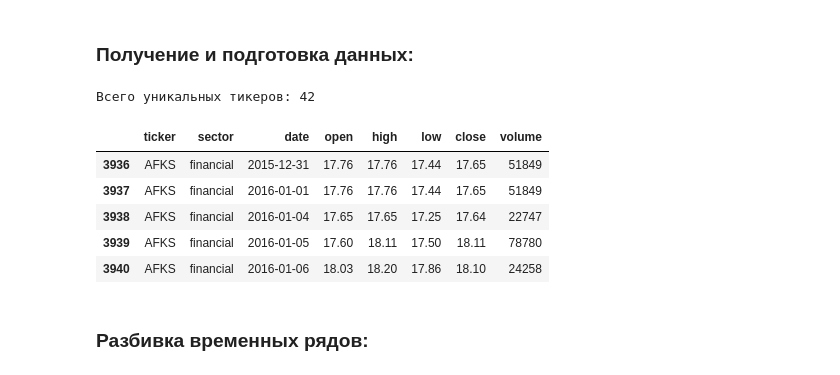
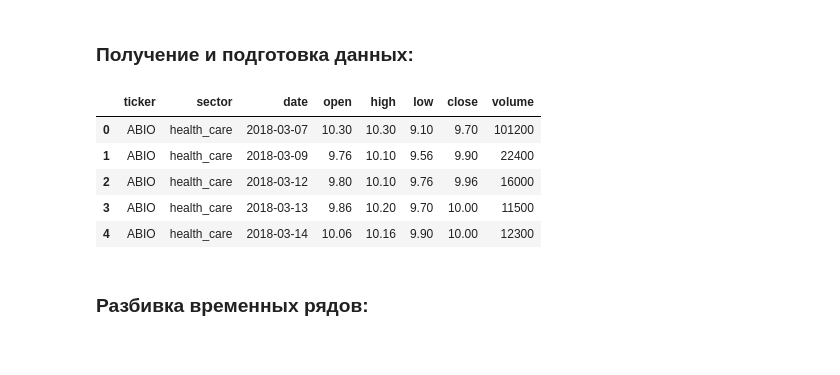
Before and after one commit to ChtoGde/stocks_analyser, a Jupyter notebook: ml_model.ipynb, the cells around one changed output. Cells and saved outputs as stored; diff of their text form; code cells hidden in the pictures.

```diff
--- a/ml_model.ipynb
+++ b/ml_model.ipynb
@@ -15,43 +21,22 @@ from sklearn.metrics import precision_recall_curve, precision_score
 from utils import calculate_indicators
 # %% [markdown]
 ### Получение и подготовка данных:
-# %%
-liqud_stocks = [
-    # Нефтегазовый сектор
-    "GAZP", "LKOH", "ROSN", "NVTK", "SNGS", "SNGSP", "TATN", "TATNP", "TRNFP", "SIBN",
-    # Финансовый сектор
-    "SBER", "SBERP", "VTBR", "MOEX", "T",
-    # Металлургия и горная добыча
-    "GMKN", "CHMF", "NLMK", "MAGN", "PLZL", "ALRS", "PHOR",
-    # Потребительский сектор и ритейл
-    "MGNT", "X5", "OZON", "YDEX", "VKCO", "AFKS",
-    # Телекоммуникации
-    "MTSS", "RTKM", "RTKMP",
-    # Энергетика и инфраструктура
-    "IRAO", "FEES", "AFLT",
-    # Прочие ликвидные
-    "CBOM", "PIKK", "BSPB", "SVCB", "MSNG", "POSI", "HEAD", "MDMG"
-]
-
-print(f"Всего уникальных тикеров: {len(liqud_stocks)}")
-# %% [output]
-Всего уникальных тикеров: 42
 # %%
 # выгружаю токен для т-инвестиций
 TOKEN = getenv("t_bank_token")
 # %%
 # заргружаем данные свечей из csv файла
 df = pd.read_csv('data/2016-2025_candles_to_train.csv', index_col=[0], parse_dates=['date'])
-df = df[df.ticker.isin(liqud_stocks)]
+#df = df[df.ticker.isin(liqud_stocks)]
 # выводим первыe 5 строк
 df.head(5)
 # %% [output]
 |  | ticker | sector | date | open | high | low | close | volume |
-| 3936 | AFKS | financial | 2015-12-31 | 17.76 | 17.76 | 17.44 | 17.65 | 51849 |
-| 3937 | AFKS | financial | 2016-01-01 | 17.76 | 17.76 | 17.44 | 17.65 | 51849 |
-| 3938 | AFKS | financial | 2016-01-04 | 17.65 | 17.65 | 17.25 | 17.64 | 22747 |
-| 3939 | AFKS | financial | 2016-01-05 | 17.60 | 18.11 | 17.50 | 18.11 | 78780 |
-| 3940 | AFKS | financial | 2016-01-06 | 18.03 | 18.20 | 17.86 | 18.10 | 24258 |
+| 0 | ABIO | health_care | 2018-03-07 | 10.30 | 10.30 | 9.10 | 9.70 | 101200 |
+| 1 | ABIO | health_care | 2018-03-09 | 9.76 | 10.10 | 9.56 | 9.90 | 22400 |
+| 2 | ABIO | health_care | 2018-03-12 | 9.80 | 10.10 | 9.76 | 9.96 | 16000 |
+| 3 | ABIO | health_care | 2018-03-13 | 9.86 | 10.20 | 9.70 | 10.00 | 11500 |
+| 4 | ABIO | health_care | 2018-03-14 | 10.06 | 10.16 | 9.90 | 10.00 | 12300 |
 # %%
 # копируем данные в новую переменную
 candles = df.copy()
```
Also changed, not shown: parts of 37 cells of this notebook, 11 other files.
